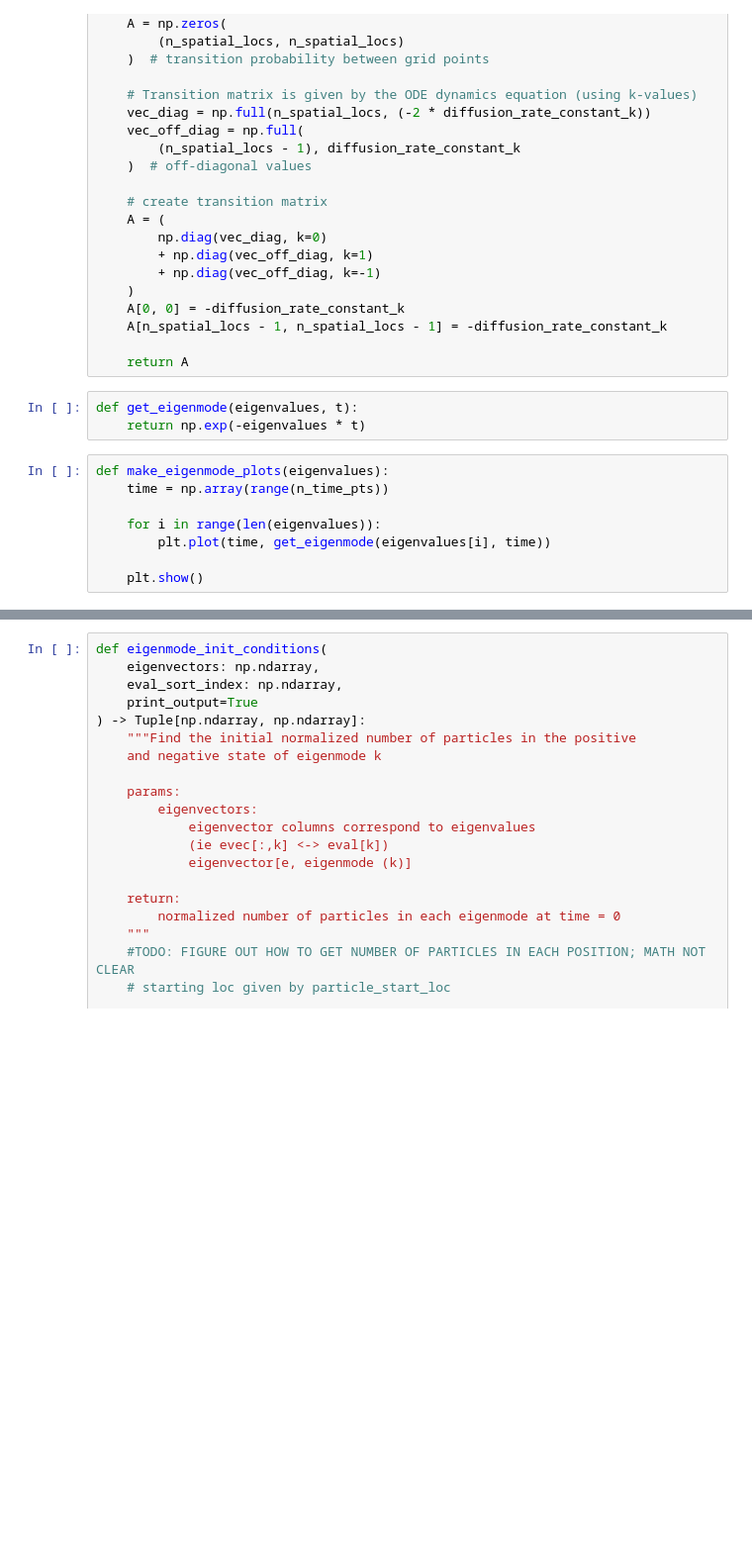
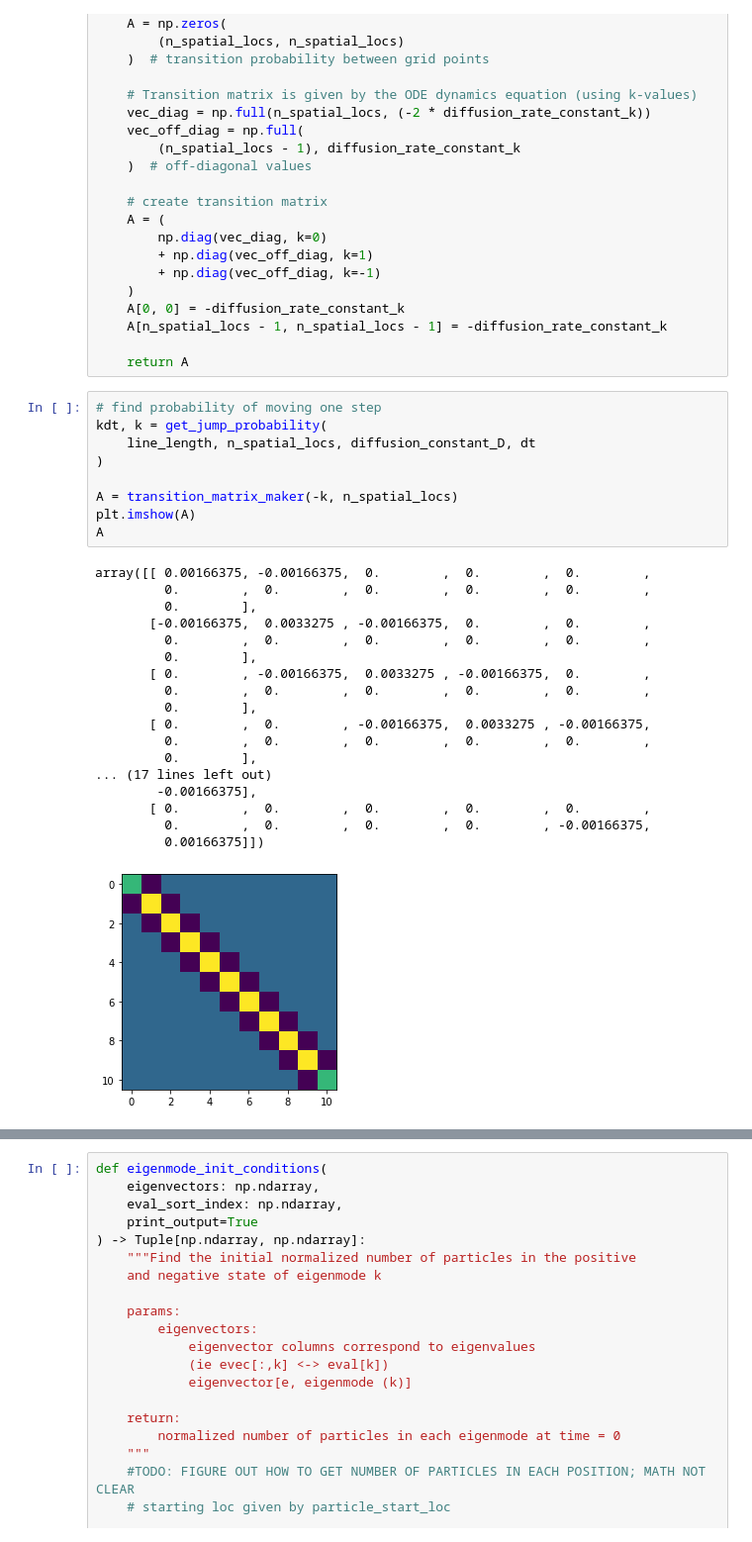
Before and after one commit to margotwagner/diffusion-model, a Jupyter notebook: notebooks/markov-eigenmode-validation/eme-random-walk-1d-validation.ipynb, the cells around one changed output, grey strips where cells are left out. Shown at 99% size. Drawn from its saved outputs; the diff is of its cells as text; blank space fills up the shorter version.

```diff
--- a/notebooks/markov-eigenmode-validation/eme-random-walk-1d-validation.ipynb
+++ b/notebooks/markov-eigenmode-validation/eme-random-walk-1d-validation.ipynb
@@ -235,15 +269,32 @@ def transition_matrix_maker(
     A[n_spatial_locs - 1, n_spatial_locs - 1] = -diffusion_rate_constant_k
 
     return A
-# %%
-def get_eigenmode(eigenvalues, t):
-    return np.exp(-eigenvalues * t)
-# %%
-def make_eigenmode_plots(eigenvalues):
-    time = np.array(range(n_time_pts))
-
-    for i in range(len(eigenvalues)):
-        plt.plot(time, get_eigenmode(eigenvalues[i], time))
-
-    plt.show()
+# %%
+# find probability of moving one step
+kdt, k = get_jump_probability(
+    line_length, n_spatial_locs, diffusion_constant_D, dt
+)
+
+A = transition_matrix_maker(-k, n_spatial_locs)
+plt.imshow(A)
+A
+# %% [output]
+array([[ 0.00166375, -0.00166375,  0.        ,  0.        ,  0.        ,
+         0.        ,  0.        ,  0.        ,  0.        ,  0.        ,
+         0.        ],
+       [-0.00166375,  0.0033275 , -0.00166375,  0.        ,  0.        ,
+         0.        ,  0.        ,  0.        ,  0.        ,  0.        ,
+         0.        ],
+       [ 0.        , -0.00166375,  0.0033275 , -0.00166375,  0.        ,
+         0.        ,  0.        ,  0.        ,  0.        ,  0.        ,
+         0.        ],
+       [ 0.        ,  0.        , -0.00166375,  0.0033275 , -0.00166375,
+         0.        ,  0.        ,  0.        ,  0.        ,  0.        ,
+         0.        ],
+... (17 lines left out)
+        -0.00166375],
+       [ 0.        ,  0.        ,  0.        ,  0.        ,  0.        ,
+         0.        ,  0.        ,  0.        ,  0.        , -0.00166375,
+         0.00166375]])
+[figure, added]
 # %%
```
Also changed, not shown: parts of 7 cells of this notebook, 2 other files.
